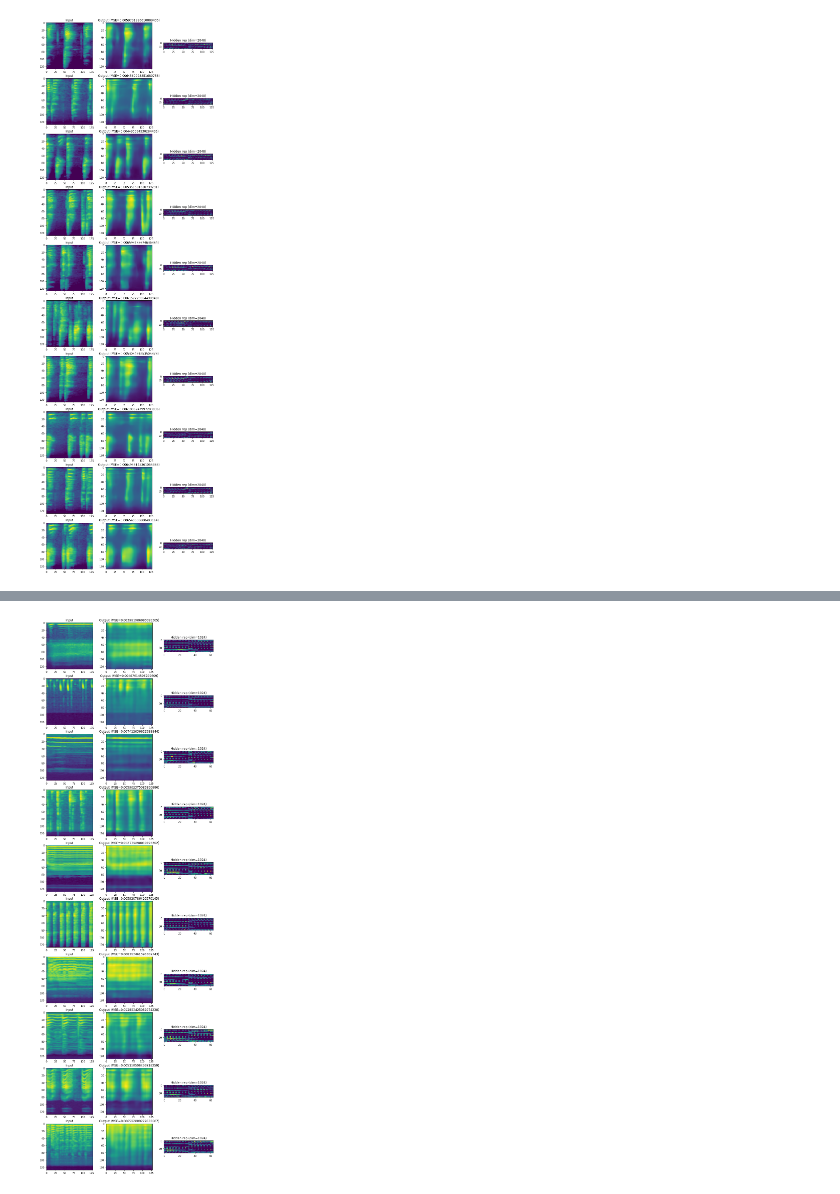
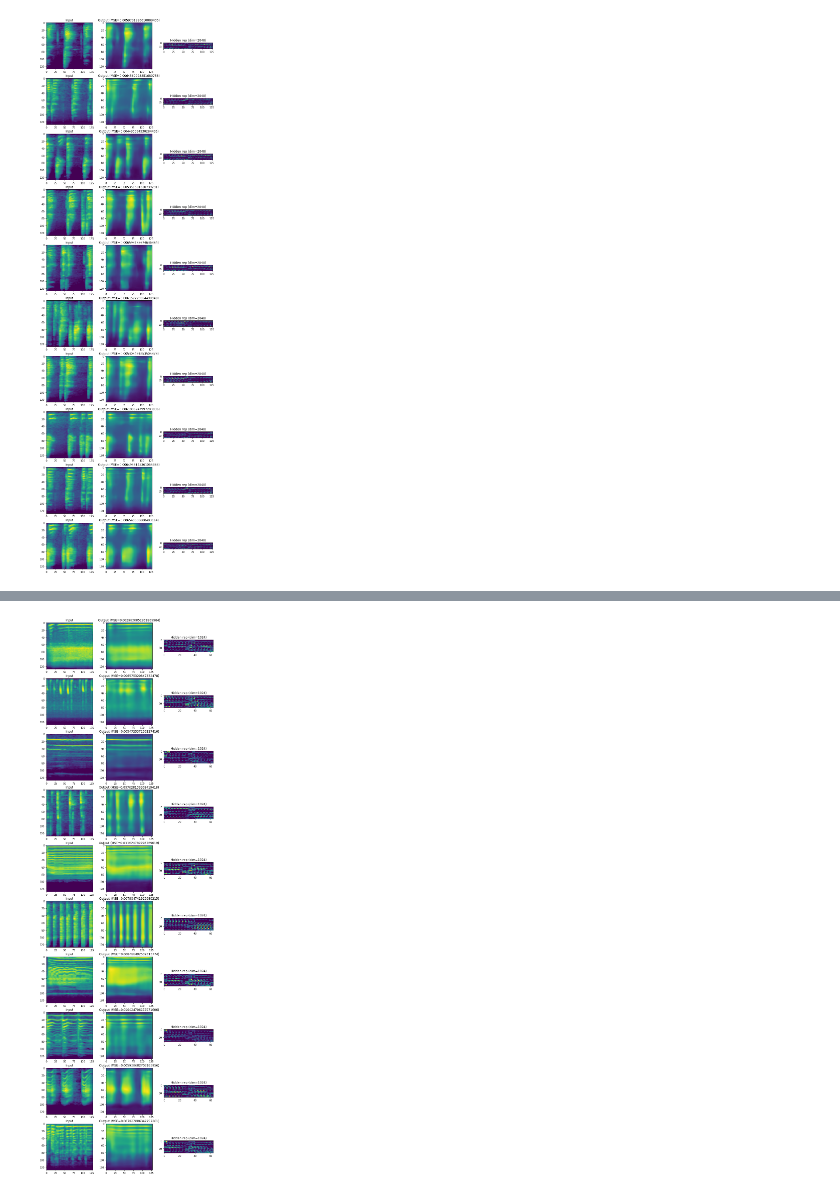
Before and after one commit to flyingleafe/vxs-vpt, a Jupyter notebook: notebooks/CAETraining.ipynb, the cells around one changed output, grey strips where cells are left out. Saved outputs shown, nothing was run; the diff lists cells and outputs as text; code cells hidden in the pictures.

```diff
--- a/notebooks/CAETraining.ipynb
+++ b/notebooks/CAETraining.ipynb
@@ -105,5 +103,5 @@ imshow_ae_output(model_wide, vocal_sketch_dataset, 10, random_seed=44)
 # %%
-model_tall = vxs.get_CAE_model('tall-1', '../logs/cae-initial_65536_tall-1/checkpoints/best.pth')
+model_tall = vxs.get_CAE_model('tall-1', '../logs/cae-bark-finaldata_65536_tall-1/checkpoints/best.pth')
 imshow_ae_output(model_tall, vocal_sketch_dataset, 10, random_seed=44)
 # %% [output]
-[figure, old version]
+[figure, new version]
```
Also changed, not shown: parts of 4 cells of this notebook, 15 other files.
